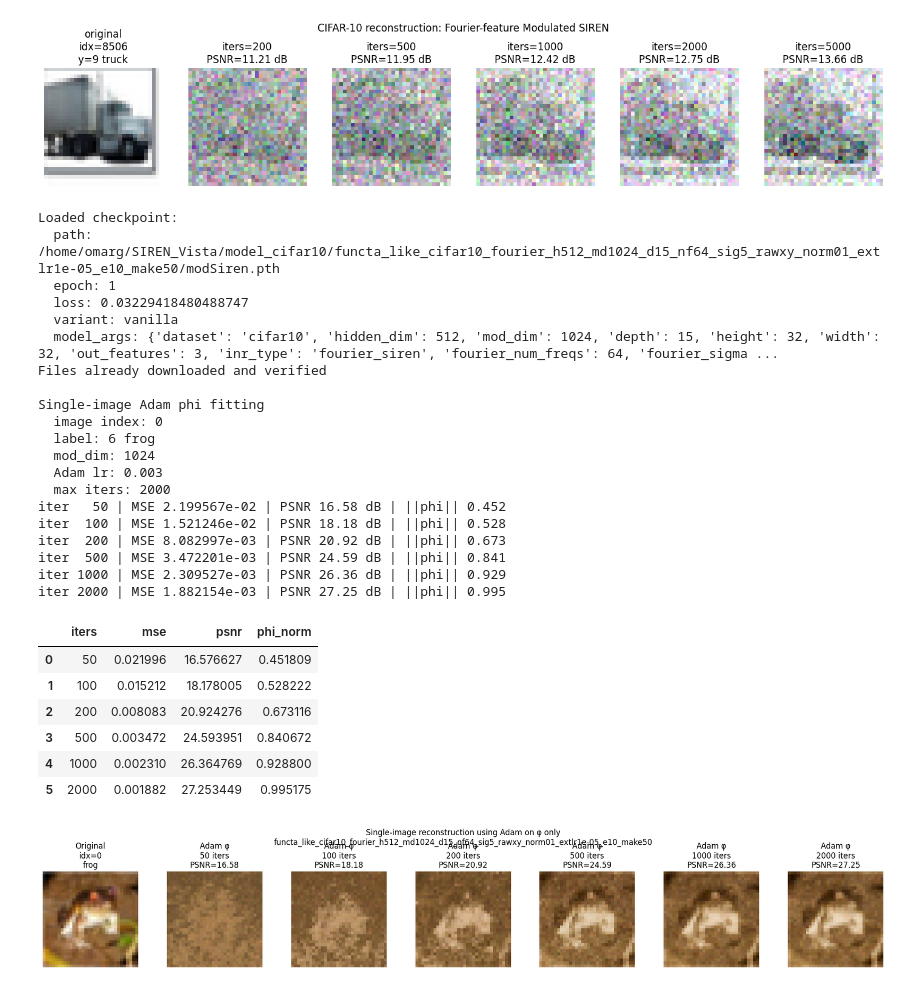
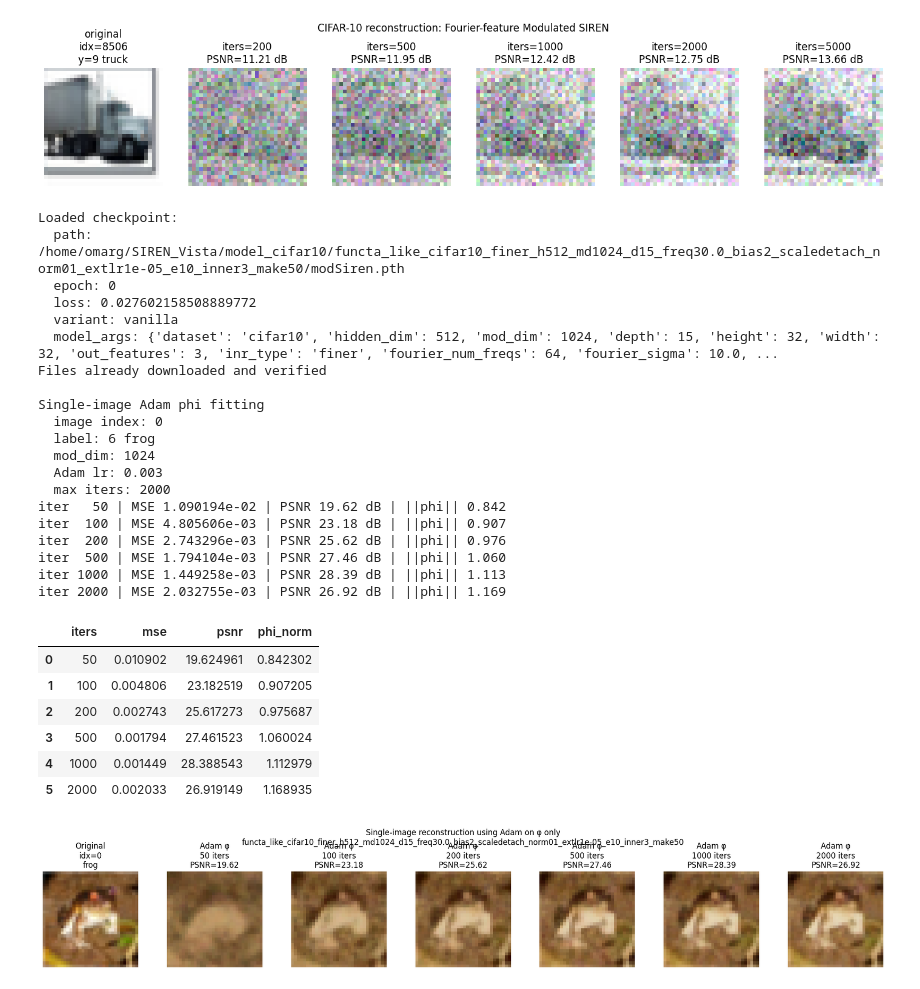
Before and after one commit to omarghara/SIREN_Vista, a Jupyter notebook: notebooks/model_reconstruction_tsne_perturbation_cifar10.ipynb, the cells around one changed output. Drawn from its saved outputs; the diff is of its cells as text; code cells hidden in the pictures.

```diff
--- a/notebooks/model_reconstruction_tsne_perturbation_cifar10.ipynb
+++ b/notebooks/model_reconstruction_tsne_perturbation_cifar10.ipynb
@@ -3,7 +3,7 @@
 #
 # CIFAR-10 version of the single-model reconstruction / t-SNE / perturbation notebook.
 
-MODEL_PATH = "/home/omarg/SIREN_Vista/model_cifar10/functa_like_cifar10_fourier_h512_md1024_d15_nf64_sig5_rawxy_norm01_w090_extlr1e-05_e10_make50/modSiren.pth"
+MODEL_PATH = "/home/omarg/SIREN_Vista/model_cifar10/functa_like_cifar10_finer_h512_md1024_d15_freq30.0_bias2_scaledetach_norm01_extlr1e-05_e10_inner3_make50/modSiren.pth"
 CLASSIFIER_PATH = "/home/omarg/SIREN_Vista/runs/vanilla_cifar10/cifar10_classifier/best_classifier.pth"
 
 DATASET = "cifar10"
@@ -1233,7 +1229,7 @@ import variants
 
 REPO_ROOT = "/home/omarg/SIREN_Vista"
 
-SLUG = "functa_like_cifar10_fourier_h512_md1024_d15_nf64_sig5_rawxy_norm01_extlr1e-05_e10_make50"
+SLUG = "functa_like_cifar10_finer_h512_md1024_d15_freq30.0_bias2_scaledetach_norm01_extlr1e-05_e10_inner3_make50"
 CKPT_PATH = f"{REPO_ROOT}/model_cifar10/{SLUG}/modSiren.pth"
 
 DATA_ROOT = "/home/omarg/data"
@@ -1425,50 +1421,50 @@ display(df)
 n_cols = len(SNAPSHOT_ITERS) + 1
 fig, axes = plt.subplots(1, n_cols, figsize=(2.7 * n_cols, 3.2))
 
 original_img = img_tensor.permute(1, 2, 0).cpu().numpy()
 
 axes[0].imshow(original_img)
 axes[0].set_title(f"Original\nidx={IMAGE_INDEX}\n{CIFAR10_CLASSES[label]}")
 axes[0].axis("off")
 
 for ax, step in zip(axes[1:], SNAPSHOT_ITERS):
     recon_img = tensor_to_img(snapshots[step]["recon"], H, W, C)
     ax.imshow(recon_img)
     ax.set_title(f"Adam φ\n{step} iters\nPSNR={snapshots[step]['psnr']:.2f}")
     ax.axis("off")
 
 plt.suptitle(f"Single-image reconstruction using Adam on φ only\n{SLUG}")
 plt.tight_layout()
 plt.show()
 # %% [output]
 Loaded checkpoint:
-  path: /home/omarg/SIREN_Vista/model_cifar10/functa_like_cifar10_fourier_h512_md1024_d15_nf64_sig5_rawxy_norm01_extlr1e-05_e10_make50/modSiren.pth
-  epoch: 1
-  loss: 0.03229418480488747
+  path: /home/omarg/SIREN_Vista/model_cifar10/functa_like_cifar10_finer_h512_md1024_d15_freq30.0_bias2_scaledetach_norm01_extlr1e-05_e10_inner3_make50/modSiren.pth
+  epoch: 0
+  loss: 0.027602158508889772
   variant: vanilla
-  model_args: {'dataset': 'cifar10', 'hidden_dim': 512, 'mod_dim': 1024, 'depth': 15, 'height': 32, 'width': 32, 'out_features': 3, 'inr_type': 'fourier_siren', 'fourier_num_freqs': 64, 'fourier_sigma ...
+  model_args: {'dataset': 'cifar10', 'hidden_dim': 512, 'mod_dim': 1024, 'depth': 15, 'height': 32, 'width': 32, 'out_features': 3, 'inr_type': 'finer', 'fourier_num_freqs': 64, 'fourier_sigma': 10.0, ...
 Files already downloaded and verified
 
 Single-image Adam phi fitting
   image index: 0
   label: 6 frog
   mod_dim: 1024
   Adam lr: 0.003
   max iters: 2000
-iter   50 | MSE 2.199567e-02 | PSNR 16.58 dB | ||phi|| 0.452
-iter  100 | MSE 1.521246e-02 | PSNR 18.18 dB | ||phi|| 0.528
-iter  200 | MSE 8.082997e-03 | PSNR 20.92 dB | ||phi|| 0.673
-iter  500 | MSE 3.472201e-03 | PSNR 24.59 dB | ||phi|| 0.841
-iter 1000 | MSE 2.309527e-03 | PSNR 26.36 dB | ||phi|| 0.929
-iter 2000 | MSE 1.882154e-03 | PSNR 27.25 dB | ||phi|| 0.995
+iter   50 | MSE 1.090194e-02 | PSNR 19.62 dB | ||phi|| 0.842
+iter  100 | MSE 4.805606e-03 | PSNR 23.18 dB | ||phi|| 0.907
+iter  200 | MSE 2.743296e-03 | PSNR 25.62 dB | ||phi|| 0.976
+iter  500 | MSE 1.794104e-03 | PSNR 27.46 dB | ||phi|| 1.060
+iter 1000 | MSE 1.449258e-03 | PSNR 28.39 dB | ||phi|| 1.113
+iter 2000 | MSE 2.032755e-03 | PSNR 26.92 dB | ||phi|| 1.169
 |  | iters | mse | psnr | phi_norm |
-| 0 | 50 | 0.021996 | 16.576627 | 0.451809 |
-| 1 | 100 | 0.015212 | 18.178005 | 0.528222 |
-| 2 | 200 | 0.008083 | 20.924276 | 0.673116 |
-| 3 | 500 | 0.003472 | 24.593951 | 0.840672 |
-| 4 | 1000 | 0.002310 | 26.364769 | 0.928800 |
-| 5 | 2000 | 0.001882 | 27.253449 | 0.995175 |
+| 0 | 50 | 0.010902 | 19.624961 | 0.842302 |
+| 1 | 100 | 0.004806 | 23.182519 | 0.907205 |
+| 2 | 200 | 0.002743 | 25.617273 | 0.975687 |
+| 3 | 500 | 0.001794 | 27.461523 | 1.060024 |
+| 4 | 1000 | 0.001449 | 28.388543 | 1.112979 |
+| 5 | 2000 | 0.002033 | 26.919149 | 1.168935 |
-[figure, old version]
+[figure, new version]
 # %%
 import os
 import math
```
Also changed, not shown: parts of 5 cells of this notebook, 17 other files.
